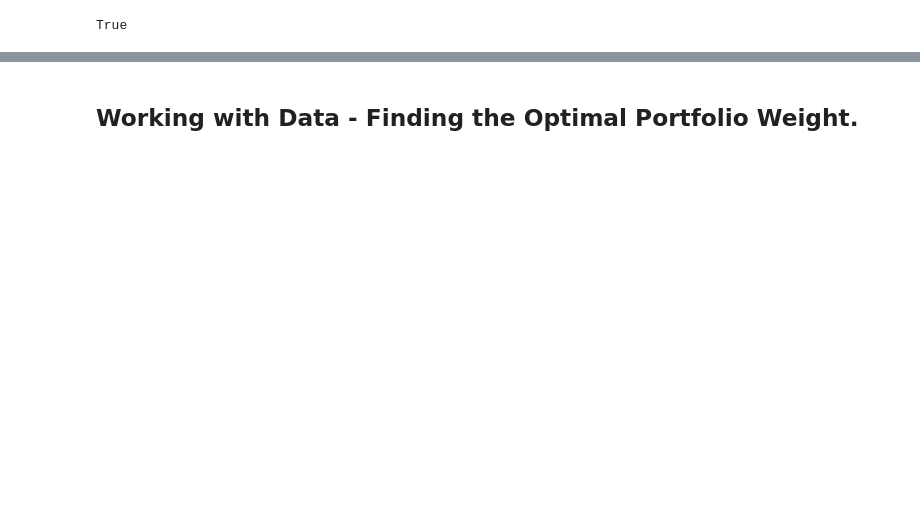
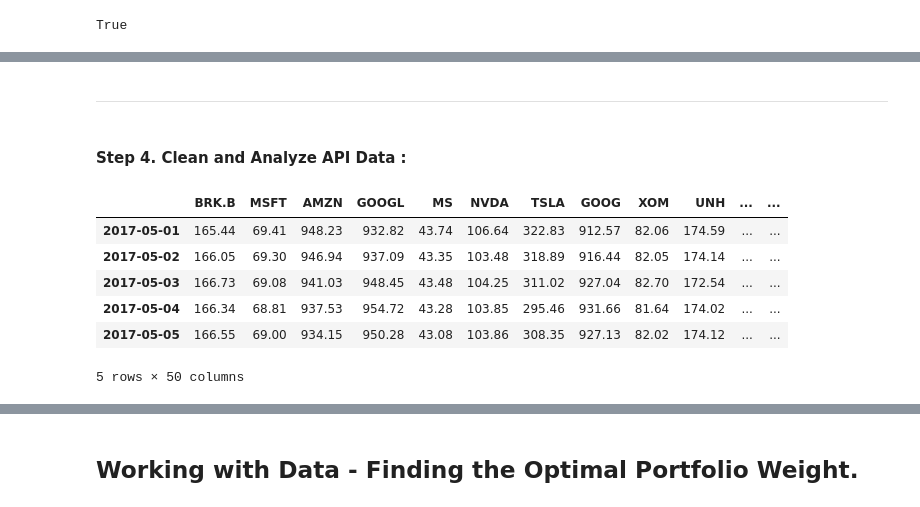
Before and after one commit to najibabounasr/Project_1_Portfolio_Curator-, a Jupyter notebook: portfolio_curator.ipynb, the cells around one changed output, grey strips where cells are left out. Cells and saved outputs as stored; diff of their text form; code cells hidden in the pictures; blank space fills up the shorter version.

```diff
--- a/portfolio_curator.ipynb
+++ b/portfolio_curator.ipynb
@@ -244,0 +362,27 @@ prices_df.head()
+# %% [markdown]
+---
+# %% [markdown]
+#### Step 4. Clean and Analyze API Data :
+# %%
+# Create and fill an empty closing_prices_df for the stock data.
+closing_prices_df = pd.DataFrame()
+
+# Using a for loop, for every ticker in the tickers list,
+# Select the close price for each ticker in the prices_df Dataframe
+# That will be set equal to closing_prices_df for the same ticker value
+for ticker in tickers:
+    closing_prices_df[ticker] = prices_df[ticker]["close"]
+
+# For the new closing_prices_df DataFrame, keep only the date component
+closing_prices_df.index = closing_prices_df.index.date
+
+# Review the closing_prices_df DataFrame
+display(closing_prices_df.head())
+# %% [output]
+|  | BRK.B | MSFT | AMZN | GOOGL | MS | NVDA | TSLA | GOOG | XOM | UNH | ... | ... |
+| 2017-05-01 | 165.44 | 69.41 | 948.23 | 932.82 | 43.74 | 106.64 | 322.83 | 912.57 | 82.06 | 174.59 | ... | ... |
+| 2017-05-02 | 166.05 | 69.30 | 946.94 | 937.09 | 43.35 | 103.48 | 318.89 | 916.44 | 82.05 | 174.14 | ... | ... |
+| 2017-05-03 | 166.73 | 69.08 | 941.03 | 948.45 | 43.48 | 104.25 | 311.02 | 927.04 | 82.70 | 172.54 | ... | ... |
+| 2017-05-04 | 166.34 | 68.81 | 937.53 | 954.72 | 43.28 | 103.85 | 295.46 | 931.66 | 81.64 | 174.02 | ... | ... |
+| 2017-05-05 | 166.55 | 69.00 | 934.15 | 950.28 | 43.08 | 103.86 | 308.35 | 927.13 | 82.02 | 174.12 | ... | ... |
+5 rows × 50 columns
```
Also changed, not shown: parts of 39 cells of this notebook, 7 other files.
